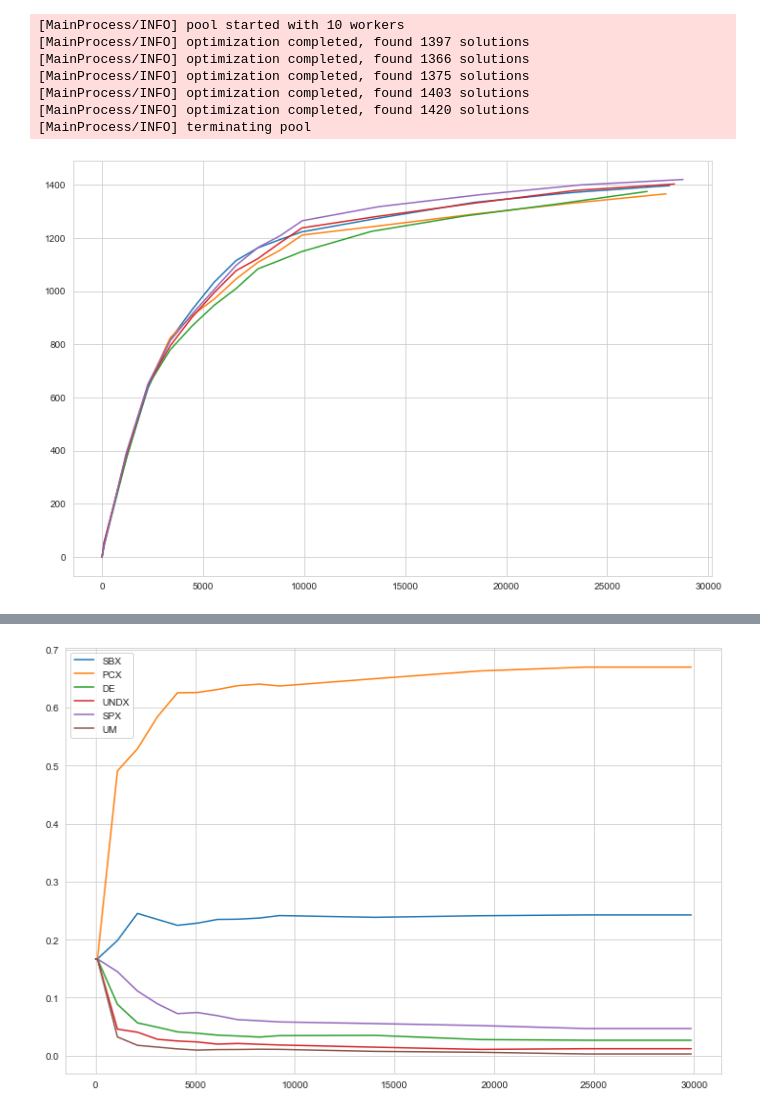
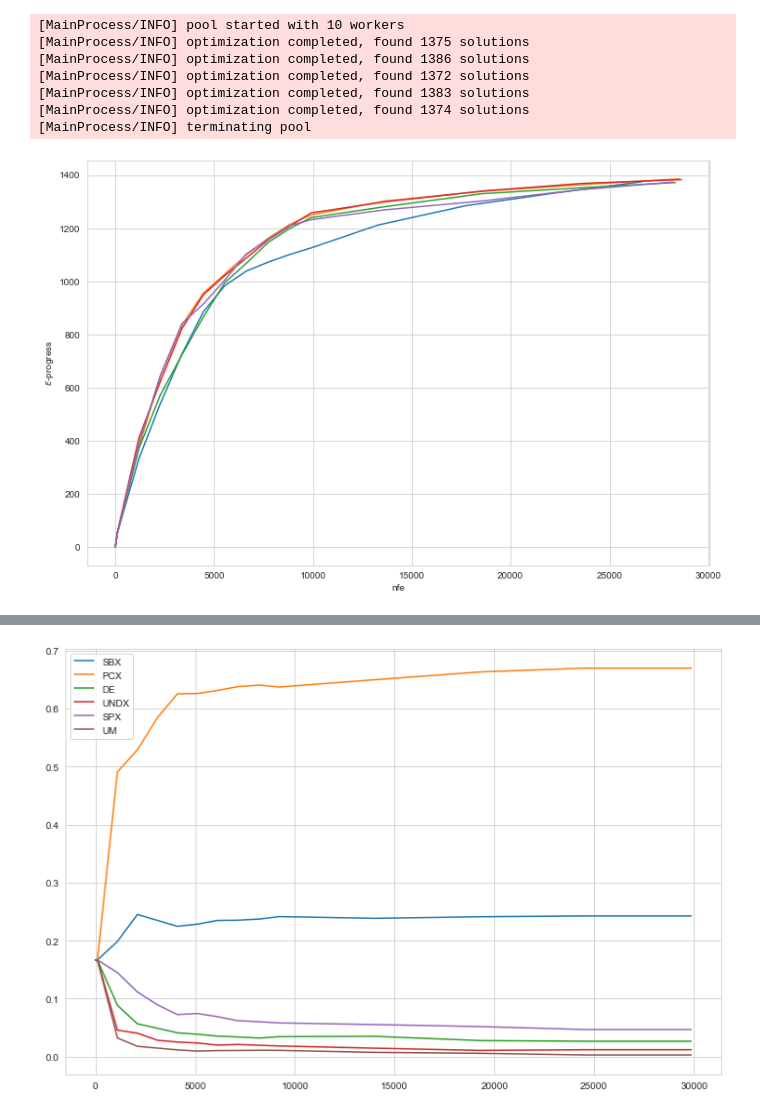
Before and after one commit to quaquel/EMAworkbench, a Jupyter notebook: ema_workbench/examples/outputspace_exploration_lakeproblem.ipynb, the cells around one changed output, grey strips where cells are left out. Cells and saved outputs as stored; diff of their text form; code cells hidden in the pictures.

```diff
--- a/ema_workbench/examples/outputspace_exploration_lakeproblem.ipynb
+++ b/ema_workbench/examples/outputspace_exploration_lakeproblem.ipynb
@@ -59,10 +60,14 @@ The difference between `OutputSpaceExploration` and `AutoAdaptiveOutputSpaceExpl
 # %%
 from ema_workbench.em_framework.optimization import EpsilonProgress
+
+# generate some default policy
+reference = Policy('nopolicy', **{l.name:0.02 for l in lake_model.levers})
+n_seeds = 5
 
 convergences = []
 
 with MultiprocessingEvaluator(lake_model) as evaluator:
-    for _ in range(5):
+    for _ in range(n_seeds):
         convergence_metrics = [
             EpsilonProgress(),
         ]
@@ -78,20 +83,23 @@ with MultiprocessingEvaluator(lake_model) as evaluator:
         convergences.append(convergence)
 # %% [output]
 [MainProcess/INFO] pool started with 10 workers
-[MainProcess/INFO] optimization completed, found 1397 solutions
-[MainProcess/INFO] optimization completed, found 1366 solutions
 [MainProcess/INFO] optimization completed, found 1375 solutions
-[MainProcess/INFO] optimization completed, found 1403 solutions
-[MainProcess/INFO] optimization completed, found 1420 solutions
+[MainProcess/INFO] optimization completed, found 1386 solutions
+[MainProcess/INFO] optimization completed, found 1372 solutions
+[MainProcess/INFO] optimization completed, found 1383 solutions
+[MainProcess/INFO] optimization completed, found 1374 solutions
 [MainProcess/INFO] terminating pool
 # %%
 import matplotlib.pyplot as plt
 import seaborn as sns
 
 sns.set_style('whitegrid')
 fig, ax = plt.subplots()
 for convergence in convergences:
     ax.plot(convergence.nfe, convergence.epsilon_progress)
+
+ax.set_xlabel("nfe")
+ax.set_ylabel("$\epsilon$-progress")
 plt.show()
 # %% [output]
-[figure, old version]
+[figure, new version]
```
Also changed, not shown: parts of 13 cells of this notebook, 3 other files.
